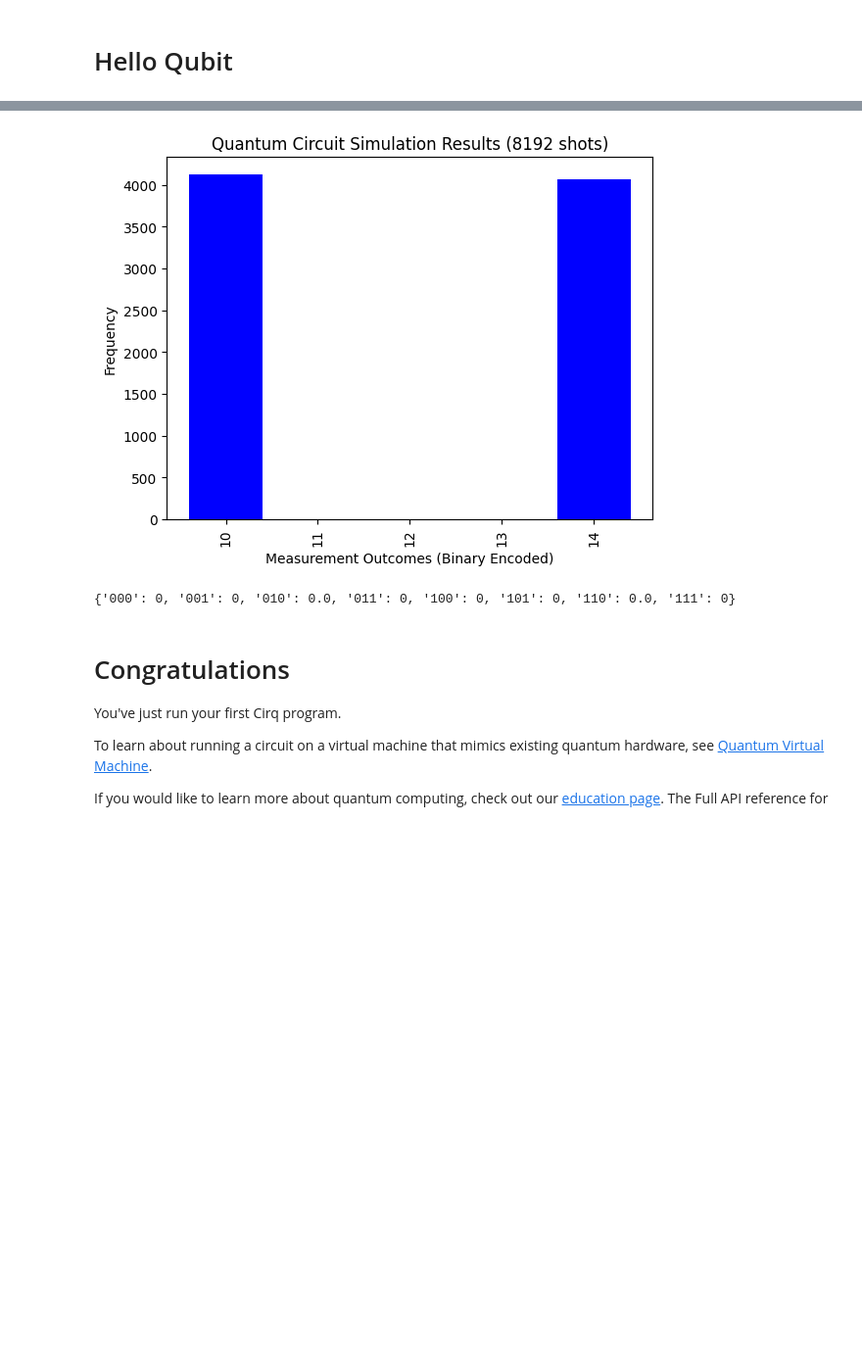
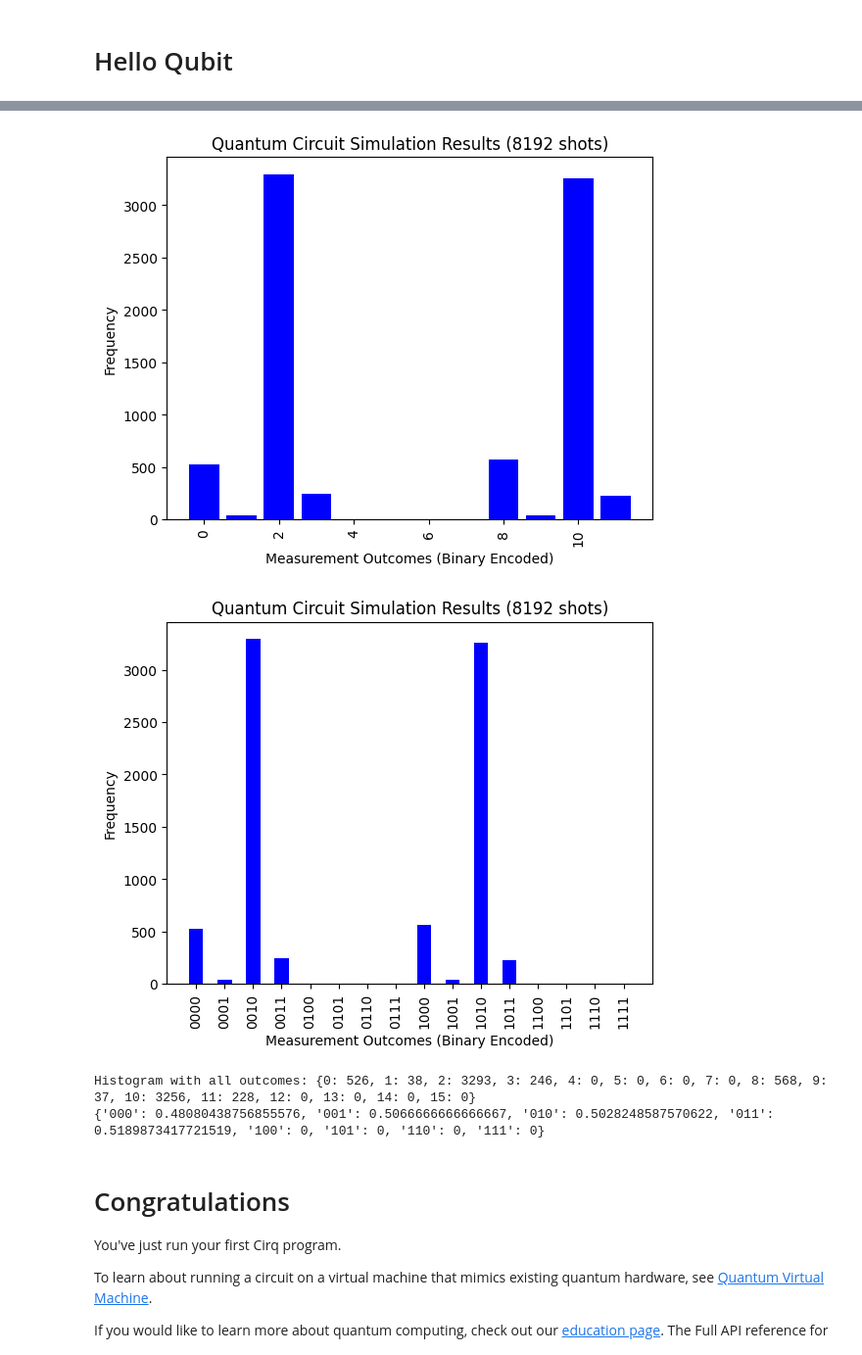
Before and after one commit to BrianGirardiRice/Public, a Jupyter notebook: docs/start/start.ipynb, the cells around one changed output, grey strips where cells are left out. Shown at 98% size. Saved outputs shown, nothing was run; the diff lists cells and outputs as text; code cells hidden in the pictures; blank space fills up the shorter version.

```diff
--- a/docs/start/start.ipynb
+++ b/docs/start/start.ipynb
@@ -79,7 +79,7 @@ circuit.append(cirq.Ry(rads=theta_1)(qubits[1]))
 circuit.append(cirq.Rz(rads=theta_2)(qubits[2]))
 circuit.append(cirq.X(qubits[3]))
 
-# Add inverses of the gates in reverse order
+'''# Add inverses of the gates in reverse order
 circuit.append(cirq.X(qubits[3]))  # Inverse of X
 circuit.append(cirq.Rz(rads=-theta_2)(qubits[2]))  # Inverse of Rz
 circuit.append(cirq.Ry(rads=-theta_1)(qubits[1]))  # Inverse of Ry
@@ -99,7 +99,7 @@ circuit.append(cirq.Z(qubits[0])**-1)  # Inverse of Z (Z dagger)
 circuit.append(cirq.X(qubits[3]))  # Inverse of X
 circuit.append(cirq.H(qubits[2]))  # Inverse of H
 circuit.append(cirq.S(qubits[1])**-1)  # Inverse of S (S dagger)
-circuit.append(cirq.X(qubits[0]))  # Inverse of X
+circuit.append(cirq.X(qubits[0]))  # Inverse of X'''
 
 # Reverse qubit order for measurement
 circuit.append(cirq.measure(*qubits[::-1], key='result'))
@@ -142,6 +142,21 @@ plt.title("Quantum Circuit Simulation Results (8192 shots)")
 plt.xticks(rotation=90)
 plt.show()
 
+# Ensure all possible outcomes (0 to 15) are included in the histogram
+all_outcomes = {i: 0 for i in range(16)}  # Initialize all outcomes with frequency 0
+all_outcomes.update(histogram)  # Update with actual results from the simulation
+
+# Plot histogram
+plt.bar(all_outcomes.keys(), all_outcomes.values(), color='blue', width=0.5)
+plt.xlabel("Measurement Outcomes (Binary Encoded)")
+plt.ylabel("Frequency")
+plt.title("Quantum Circuit Simulation Results (8192 shots)")
+plt.xticks(ticks=range(16), labels=[f"{i:04b}" for i in range(16)], rotation=90)
+plt.show()
+
+# Print histogram for verification
+print("Histogram with all outcomes:", all_outcomes)
+
 
 # Display the calculated conditional probabilities
 print(conditional_probabilities)
@@ -155,9 +170,11 @@ P(q3=0|q2q1q0=011) = 0 (no occurrences of this combination)
 P(q3=0|q2q1q0=100) = 0 (no occurrences of this combination)
 P(q3=0|q2q1q0=101) = 0 (no occurrences of this combination)
 P(q3=0|q2q1q0=110) = 0 (no occurrences of this combination)
 P(q3=0|q2q1q0=111) = 0 (no occurrences of this combination)
-[figure, old version]
+[figure, new version]
+[figure, added]
-{'000': 0, '001': 0, '010': 0.0, '011': 0, '100': 0, '101': 0, '110': 0.0, '111': 0}
+Histogram with all outcomes: {0: 526, 1: 38, 2: 3293, 3: 246, 4: 0, 5: 0, 6: 0, 7: 0, 8: 568, 9: 37, 10: 3256, 11: 228, 12: 0, 13: 0, 14: 0, 15: 0}
+{'000': 0.48080438756855576, '001': 0.5066666666666667, '010': 0.5028248587570622, '011': 0.5189873417721519, '100': 0, '101': 0, '110': 0, '111': 0}
 # %% [markdown]
 # Congratulations
 You've just run your first Cirq program.
```
Also changed, not shown: parts of 1 cell of this notebook.
